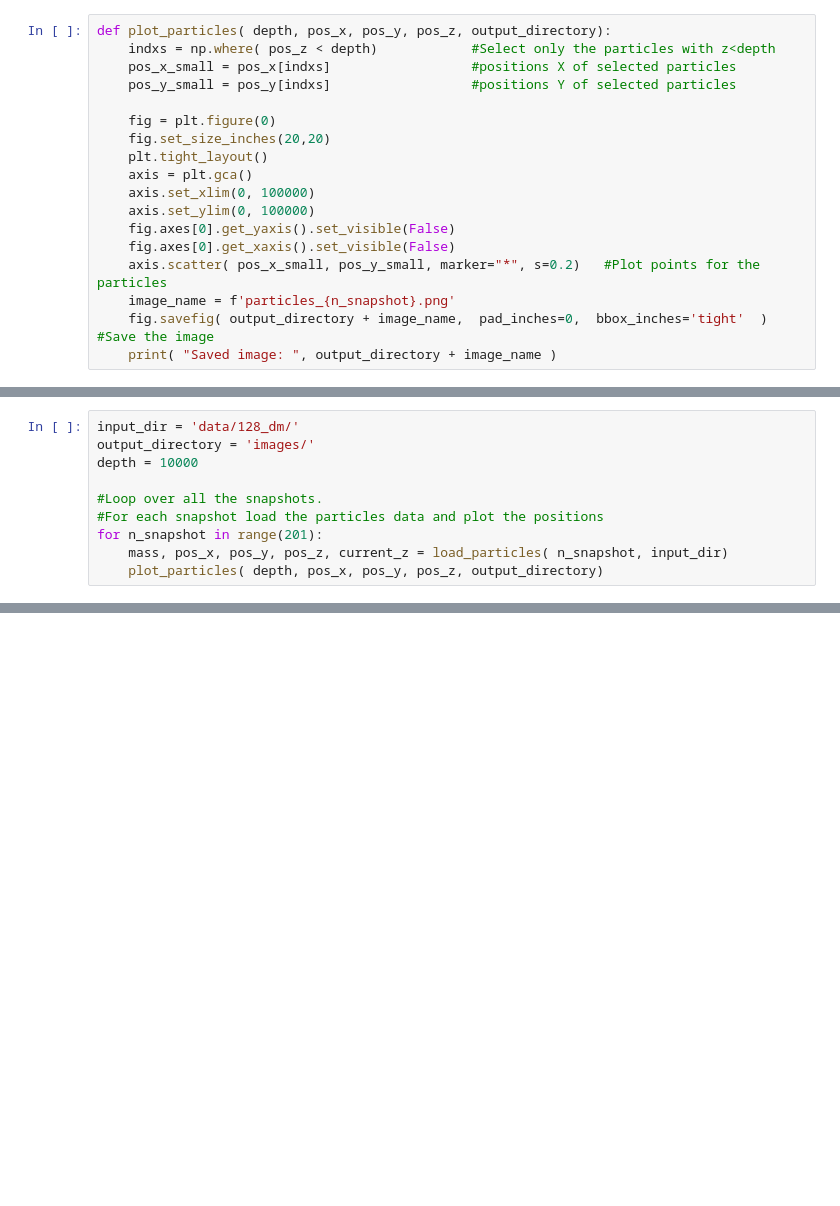
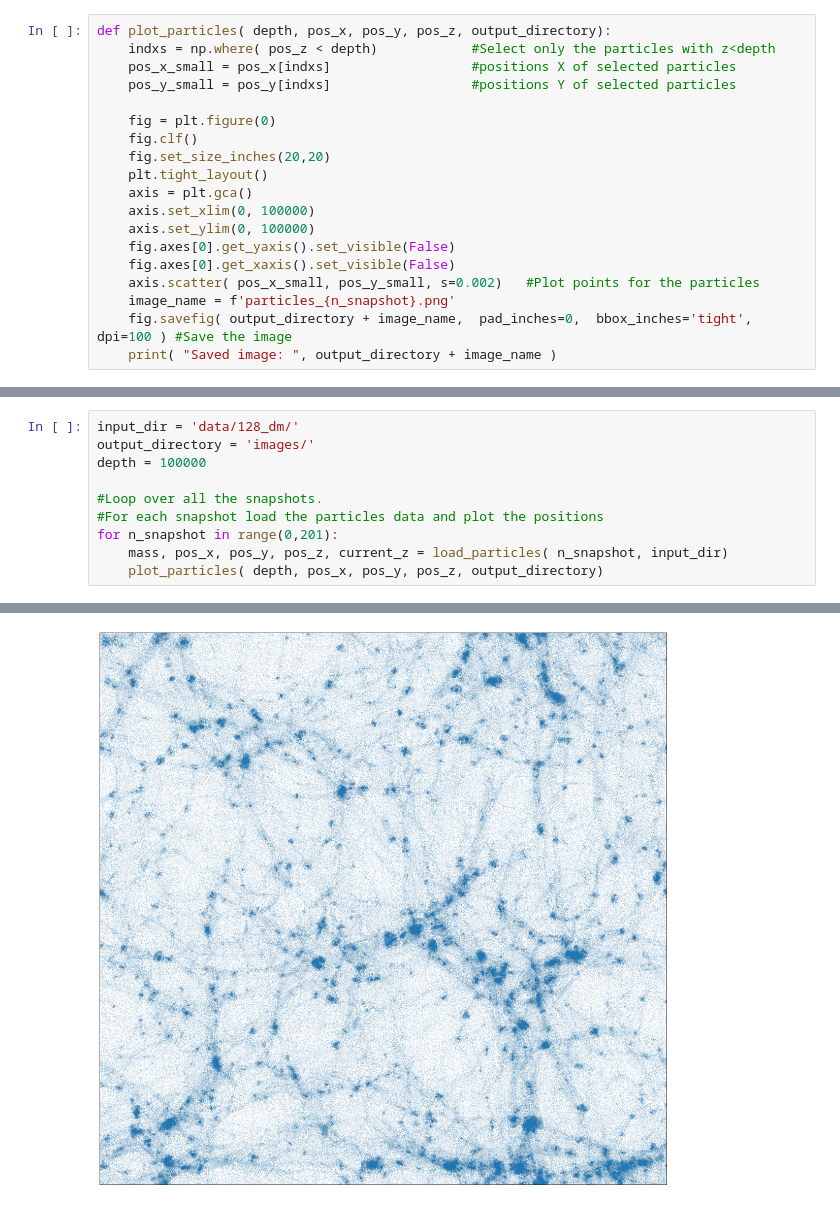
Before and after one commit to bvillasen/AY9_dark_matter_analysis, a Jupyter notebook: dm_analysis_bruno.ipynb, the cells around one changed output, grey strips where cells are left out. Saved outputs shown, nothing was run; the diff lists cells and outputs as text; blank space fills up the shorter version.

```diff
--- a/dm_analysis_bruno.ipynb
+++ b/dm_analysis_bruno.ipynb
@@ -29,6 +30,7 @@ def plot_particles( depth, pos_x, pos_y, pos_z, output_directory):
     pos_y_small = pos_y[indxs]                  #positions Y of selected particles
 
     fig = plt.figure(0)
+    fig.clf()
     fig.set_size_inches(20,20)
     plt.tight_layout()
     axis = plt.gca()
@@ -36,7 +38,7 @@ def plot_particles( depth, pos_x, pos_y, pos_z, output_directory):
     axis.set_ylim(0, 100000)
     fig.axes[0].get_yaxis().set_visible(False)
     fig.axes[0].get_xaxis().set_visible(False)
-    axis.scatter( pos_x_small, pos_y_small, marker="*", s=0.2)   #Plot points for the particles
+    axis.scatter( pos_x_small, pos_y_small, s=0.002)   #Plot points for the particles
     image_name = f'particles_{n_snapshot}.png'
-    fig.savefig( output_directory + image_name,  pad_inches=0,  bbox_inches='tight'  ) #Save the image
+    fig.savefig( output_directory + image_name,  pad_inches=0,  bbox_inches='tight', dpi=100 ) #Save the image
     print( "Saved image: ", output_directory + image_name )
@@ -43,11 +95,11 @@ def plot_particles( depth, pos_x, pos_y, pos_z, output_directory):
 # %%
 input_dir = 'data/128_dm/'
 output_directory = 'images/'
-depth = 10000
+depth = 100000
 
 #Loop over all the snapshots.
 #For each snapshot load the particles data and plot the positions
-for n_snapshot in range(201):
+for n_snapshot in range(0,201):
     mass, pos_x, pos_y, pos_z, current_z = load_particles( n_snapshot, input_dir)
     plot_particles( depth, pos_x, pos_y, pos_z, output_directory)
 # %% [output]
@@ -62,0 +123 @@ Loading file:  data/128_dm/snapshot_004
+[figure, added]
```
Also changed, not shown: parts of 5 cells of this notebook.
